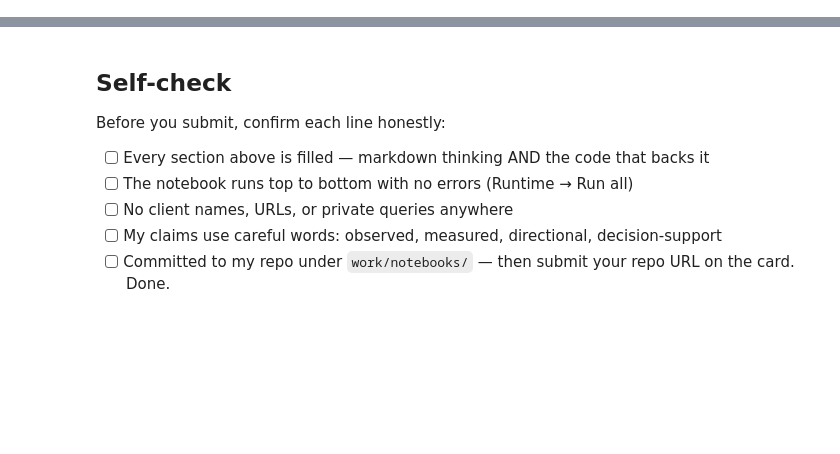
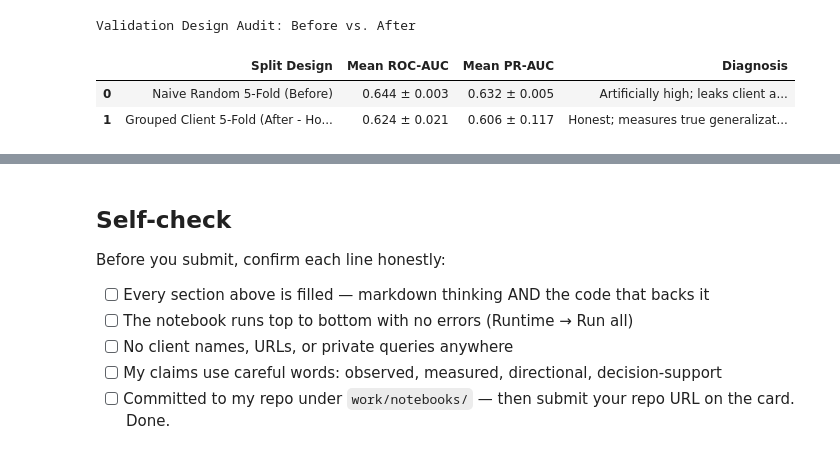
Before and after one commit to Venomm777/FlyAi, a Jupyter notebook: work/notebooks/w06_validation_audit.ipynb, the cells around one changed output, grey strips where cells are left out. Saved outputs shown, nothing was run; the diff lists cells and outputs as text; code cells hidden in the pictures; blank space fills up the shorter version.

```diff
--- a/work/notebooks/w06_validation_audit.ipynb
+++ b/work/notebooks/w06_validation_audit.ipynb
@@ -36,0 +119,51 @@ This skeleton is yours to fill. Work the sections **in order** — each one has
+# %%
+feature_cols = ["impressions_mar", "clicks_mar", "avg_position_mar", "ctr_mar", "days_active_mar"]
+X = df_audit[feature_cols].fillna(0)
+y = df_audit["is_declining_label"].values
+groups = df_audit["client_hash_id"].values
+
+# 1. Before: Naive Random K-Fold (Uncontrolled Client Leakage)
+kf = KFold(n_splits=5, shuffle=True, random_state=42)
+roc_naive, pr_naive = [], []
+
+for train_idx, val_idx in kf.split(X, y):
+    clf = RandomForestClassifier(n_estimators=50, max_depth=5, random_state=42)
+    clf.fit(X.iloc[train_idx], y[train_idx])
+    preds = clf.predict_proba(X.iloc[val_idx])[:, 1]
+    roc_naive.append(roc_auc_score(y[val_idx], preds))
+    pr_naive.append(average_precision_score(y[val_idx], preds))
+
+# 2. After: Grouped Client K-Fold (Honest Cross-Domain Holdout)
+gkf = GroupKFold(n_splits=5)
+roc_grouped, pr_grouped = [], []
+
+for train_idx, val_idx in gkf.split(X, y, groups=groups):
+    clf = RandomForestClassifier(n_estimators=50, max_depth=5, random_state=42)
+    clf.fit(X.iloc[train_idx], y[train_idx])
+    preds = clf.predict_proba(X.iloc[val_idx])[:, 1]
+    roc_grouped.append(roc_auc_score(y[val_idx], preds))
+    pr_grouped.append(average_precision_score(y[val_idx], preds))
+
+# Before / After Comparison Table
+comparison_df = pd.DataFrame([
+    {
+        "Split Design": "Naive Random 5-Fold (Before)",
+        "Mean ROC-AUC": f"{np.mean(roc_naive):.3f} ± {np.std(roc_naive):.3f}",
+        "Mean PR-AUC": f"{np.mean(pr_naive):.3f} ± {np.std(pr_naive):.3f}",
+        "Diagnosis": "Artificially high; leaks client authority patterns across folds"
+    },
+    {
+        "Split Design": "Grouped Client 5-Fold (After - Honest)",
+        "Mean ROC-AUC": f"{np.mean(roc_grouped):.3f} ± {np.std(roc_grouped):.3f}",
+        "Mean PR-AUC": f"{np.mean(pr_grouped):.3f} ± {np.std(pr_grouped):.3f}",
+        "Diagnosis": "Honest; measures true generalization to unseen client domains"
+    }
+])
+
+print("Validation Design Audit: Before vs. After")
+display(comparison_df)
+# %% [output]
+Validation Design Audit: Before vs. After
+|  | Split Design | Mean ROC-AUC | Mean PR-AUC | Diagnosis |
+| 0 | Naive Random 5-Fold (Before) | 0.644 ± 0.003 | 0.632 ± 0.005 | Artificially high; leaks client a... |
+| 1 | Grouped Client 5-Fold (After - Ho... | 0.624 ± 0.021 | 0.606 ± 0.117 | Honest; measures true generalizat... |
```
Also changed, not shown: parts of 17 cells of this notebook.
